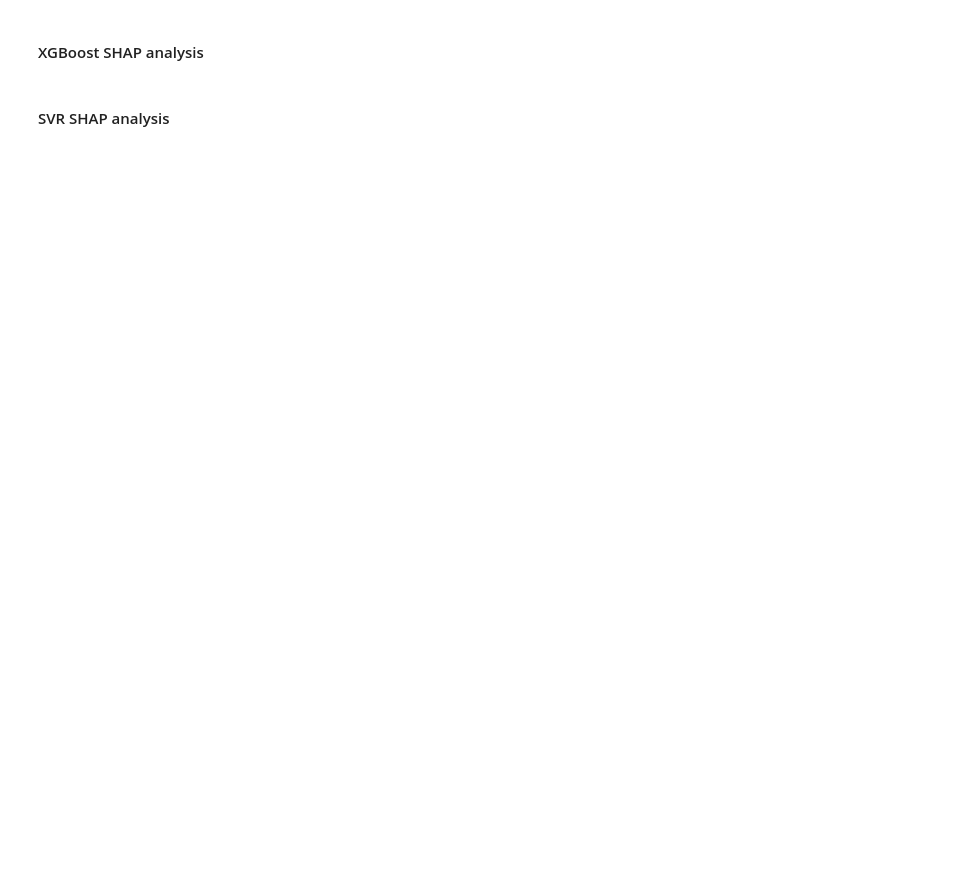
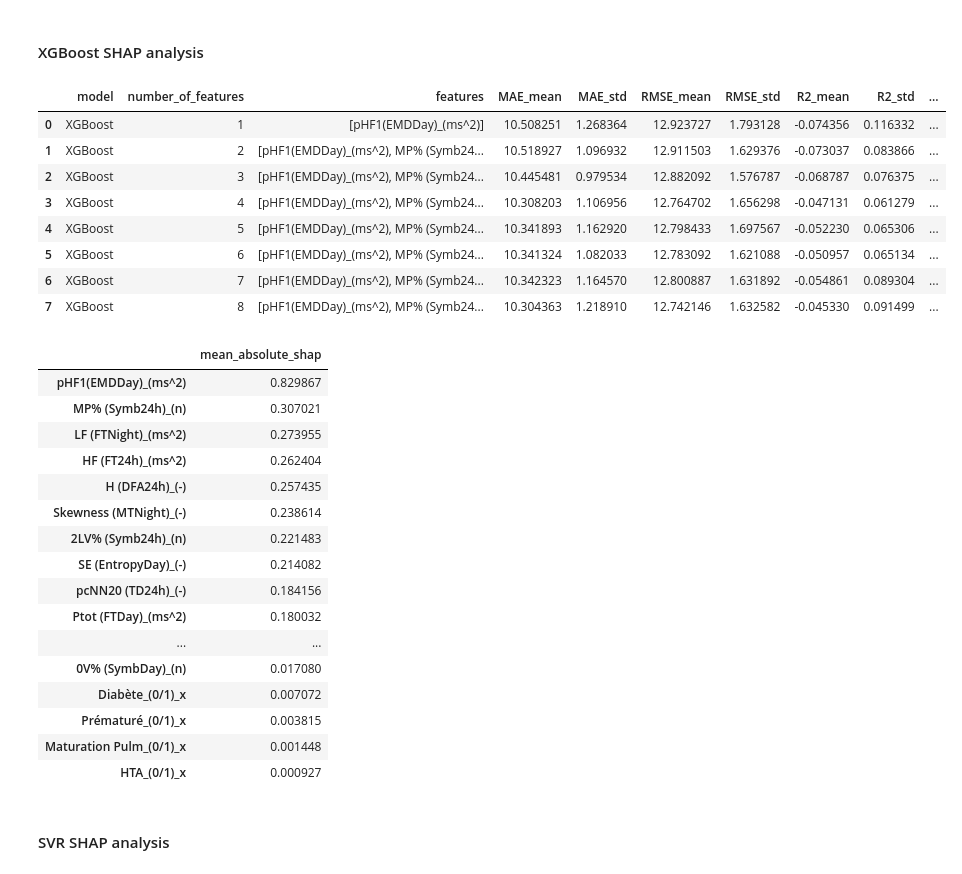
Before and after one commit to 1p0tato1/FSIQ-from-ECG, a Jupyter notebook: GroupA/Mateo/method3.ipynb, the cells around one changed output. Cells and saved outputs as stored; diff of their text form; code cells hidden in the pictures; blank space fills up the shorter version.

```diff
--- a/GroupA/Mateo/method3.ipynb
+++ b/GroupA/Mateo/method3.ipynb
@@ -1390,24 +1411,49 @@ display(lightgbm_shap_importance.to_frame())
 # %% [markdown]
 #### XGBoost SHAP analysis
 # %%
-best_xgboost_model = best_model_xgb
-
 xgboost_results, xgboost_shap_importance, \
 xgboost_trained_models, xgboost_feature_sets = (
     train_models_with_shap_feature_counts(
         shap_model=best_xgboost_model,
         evaluation_model=best_xgboost_model,
         X=X,
         y=y,
         model_name="XGBoost",
-        test_size=0.2,
+
         random_state=42,
         max_features=8
     )
 )
 
 display(xgboost_results)
 display(xgboost_shap_importance.to_frame())
+# %% [output]
+|  | model | number_of_features | features | MAE_mean | MAE_std | RMSE_mean | RMSE_std | R2_mean | R2_std | ... |
+| 0 | XGBoost | 1 | [pHF1(EMDDay)_(ms^2)] | 10.508251 | 1.268364 | 12.923727 | 1.793128 | -0.074356 | 0.116332 | ... |
+| 1 | XGBoost | 2 | [pHF1(EMDDay)_(ms^2), MP% (Symb24... | 10.518927 | 1.096932 | 12.911503 | 1.629376 | -0.073037 | 0.083866 | ... |
+| 2 | XGBoost | 3 | [pHF1(EMDDay)_(ms^2), MP% (Symb24... | 10.445481 | 0.979534 | 12.882092 | 1.576787 | -0.068787 | 0.076375 | ... |
+| 3 | XGBoost | 4 | [pHF1(EMDDay)_(ms^2), MP% (Symb24... | 10.308203 | 1.106956 | 12.764702 | 1.656298 | -0.047131 | 0.061279 | ... |
+| 4 | XGBoost | 5 | [pHF1(EMDDay)_(ms^2), MP% (Symb24... | 10.341893 | 1.162920 | 12.798433 | 1.697567 | -0.052230 | 0.065306 | ... |
+| 5 | XGBoost | 6 | [pHF1(EMDDay)_(ms^2), MP% (Symb24... | 10.341324 | 1.082033 | 12.783092 | 1.621088 | -0.050957 | 0.065134 | ... |
+| 6 | XGBoost | 7 | [pHF1(EMDDay)_(ms^2), MP% (Symb24... | 10.342323 | 1.164570 | 12.800887 | 1.631892 | -0.054861 | 0.089304 | ... |
+| 7 | XGBoost | 8 | [pHF1(EMDDay)_(ms^2), MP% (Symb24... | 10.304363 | 1.218910 | 12.742146 | 1.632582 | -0.045330 | 0.091499 | ... |
+|  | mean_absolute_shap |
+| pHF1(EMDDay)_(ms^2) | 0.829867 |
+| MP% (Symb24h)_(n) | 0.307021 |
+| LF (FTNight)_(ms^2) | 0.273955 |
+| HF (FT24h)_(ms^2) | 0.262404 |
+| H (DFA24h)_(-) | 0.257435 |
+| Skewness (MTNight)_(-) | 0.238614 |
+| 2LV% (Symb24h)_(n) | 0.221483 |
+| SE (EntropyDay)_(-) | 0.214082 |
+| pcNN20 (TD24h)_(-) | 0.184156 |
+| Ptot (FTDay)_(ms^2) | 0.180032 |
+| ... | ... |
+| 0V% (SymbDay)_(n) | 0.017080 |
+| Diabète_(0/1)_x | 0.007072 |
+| Prématuré_(0/1)_x | 0.003815 |
+| Maturation Pulm_(0/1)_x | 0.001448 |
+| HTA_(0/1)_x | 0.000927 |
 # %% [markdown]
 #### SVR SHAP analysis
 # %%
```
Also changed, not shown: parts of 10 cells of this notebook, 1 other file.
